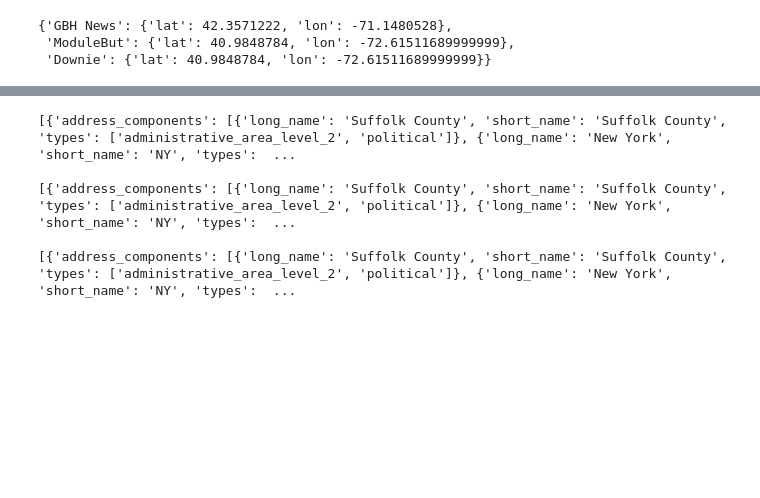
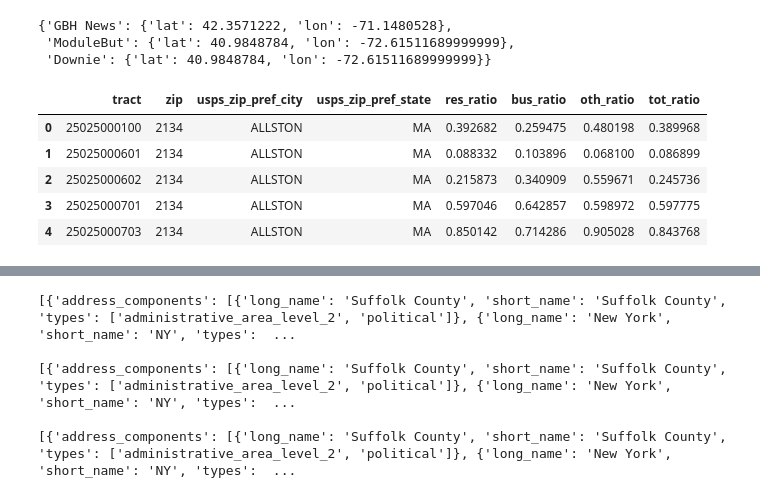
Before and after one commit to BU-Spark/ml-naacp, a Jupyter notebook: entity-recognition/testing-ner.ipynb, the cells around one changed output, grey strips where cells are left out. Saved outputs shown, nothing was run; the diff lists cells and outputs as text; code cells hidden in the pictures; blank space fills up the shorter version.

Commit message:
adding tract to neighborhood

```diff
--- a/entity-recognition/testing-ner.ipynb
+++ b/entity-recognition/testing-ner.ipynb
@@ -320,0 +357,10 @@ get_location_geocode(secret.API_KEY, loc)
+# %%
+tract_zip_df = pd.read_csv("tract-zip-boston-neighborhoods.csv")
+tract_zip_df.head()
+# %% [output]
+|  | tract | zip | usps_zip_pref_city | usps_zip_pref_state | res_ratio | bus_ratio | oth_ratio | tot_ratio |
+| 0 | 25025000100 | 2134 | ALLSTON | MA | 0.392682 | 0.259475 | 0.480198 | 0.389968 |
+| 1 | 25025000601 | 2134 | ALLSTON | MA | 0.088332 | 0.103896 | 0.068100 | 0.086899 |
+| 2 | 25025000602 | 2134 | ALLSTON | MA | 0.215873 | 0.340909 | 0.559671 | 0.245736 |
+| 3 | 25025000701 | 2134 | ALLSTON | MA | 0.597046 | 0.642857 | 0.598972 | 0.597775 |
+| 4 | 25025000703 | 2134 | ALLSTON | MA | 0.850142 | 0.714286 | 0.905028 | 0.843768 |
```
Also changed, not shown: parts of 4 cells of this notebook, 1 other file.
